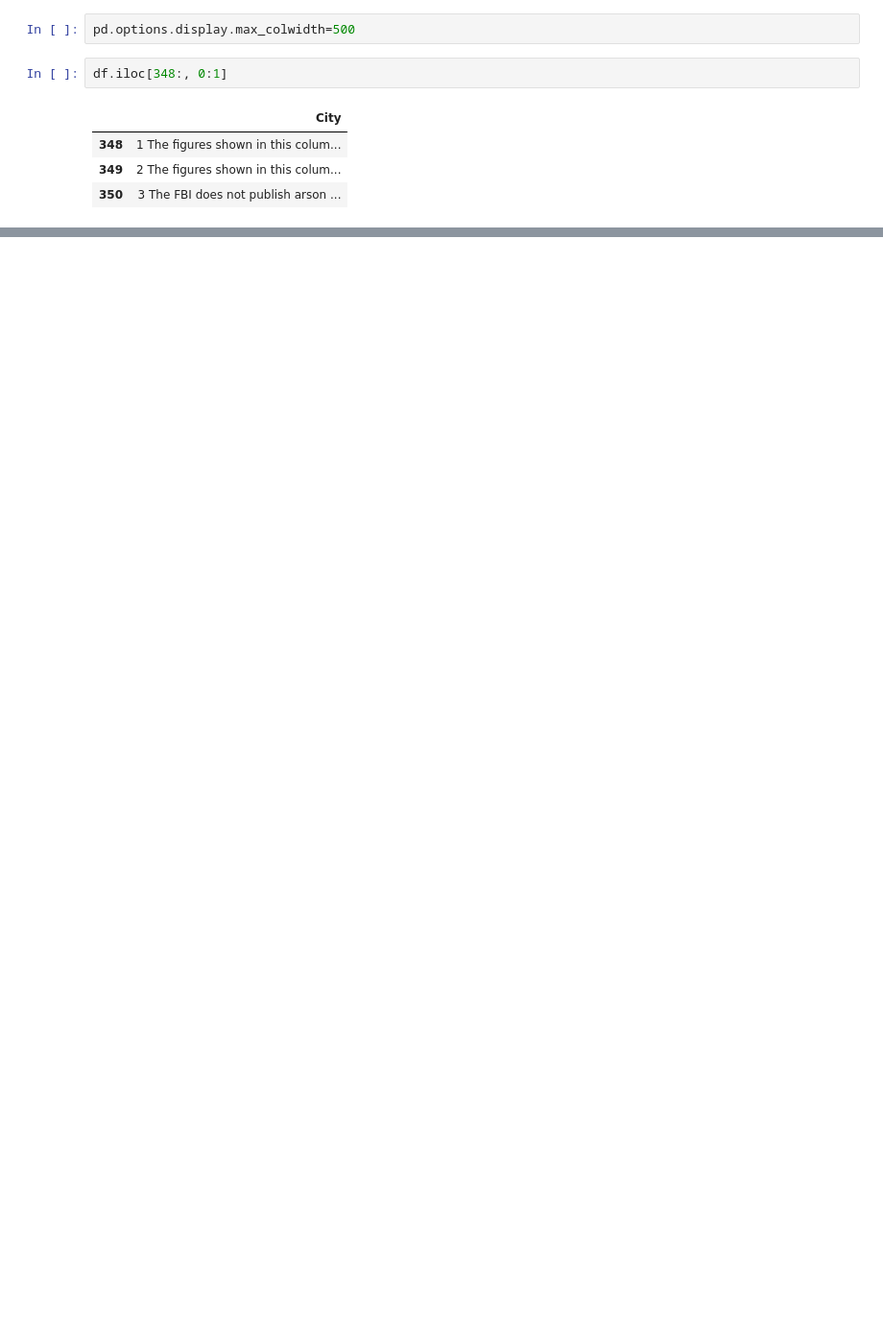
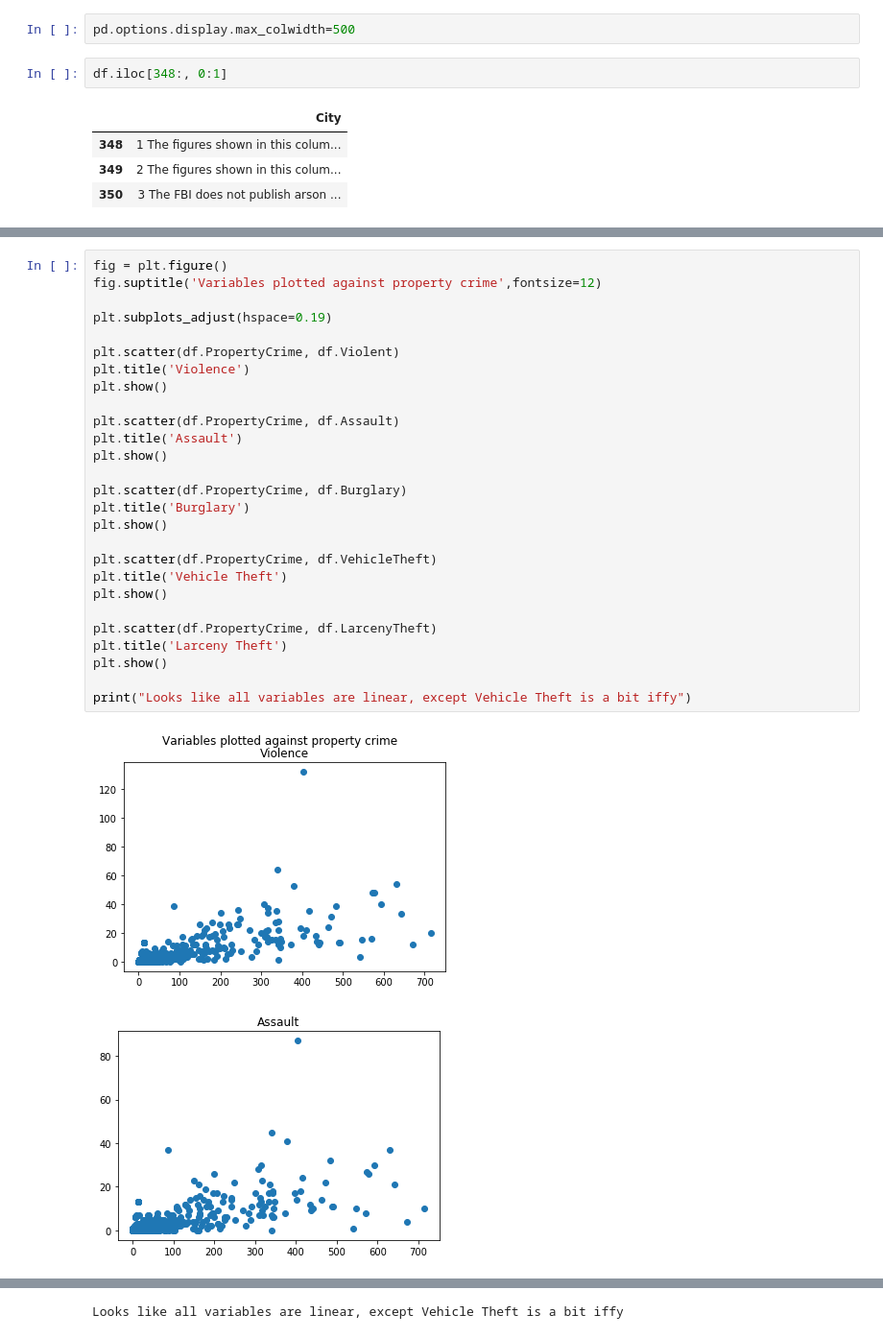
Before and after one commit to mahmoudheshmat/learn-datascience, a Jupyter notebook: Unit2/4-LinearRegression/2.4.4_RegressionModel.ipynb, the cells around one changed output, grey strips where cells are left out. Shown: that part at 96% size. Saved outputs shown, nothing was run; the diff lists cells and outputs as text; blank space fills up the shorter version.

```diff
--- a/Unit2/4-LinearRegression/2.4.4_RegressionModel.ipynb
+++ b/Unit2/4-LinearRegression/2.4.4_RegressionModel.ipynb
@@ -129,0 +278,30 @@ df.corr()
+# %%
+fig = plt.figure()
+fig.suptitle('Variables plotted against property crime',fontsize=12)
+
+plt.subplots_adjust(hspace=0.19)
+
+plt.scatter(df.PropertyCrime, df.Violent)
+plt.title('Violence')
+plt.show()
+
+plt.scatter(df.PropertyCrime, df.Assault)
+plt.title('Assault')
+plt.show()
+
+plt.scatter(df.PropertyCrime, df.Burglary)
+plt.title('Burglary')
+plt.show()
+
+plt.scatter(df.PropertyCrime, df.VehicleTheft)
+plt.title('Vehicle Theft')
+plt.show()
+
+plt.scatter(df.PropertyCrime, df.LarcenyTheft)
+plt.title('Larceny Theft')
+plt.show()
+
+print("Looks like all variables are linear, except Vehicle Theft is a bit iffy")
+# %% [output]
+[figure, added]
+[figure, added]
@@ -129,0 +311 @@ df.corr()
+Looks like all variables are linear, except Vehicle Theft is a bit iffy
```
Also changed, not shown: parts of 47 cells of this notebook.
